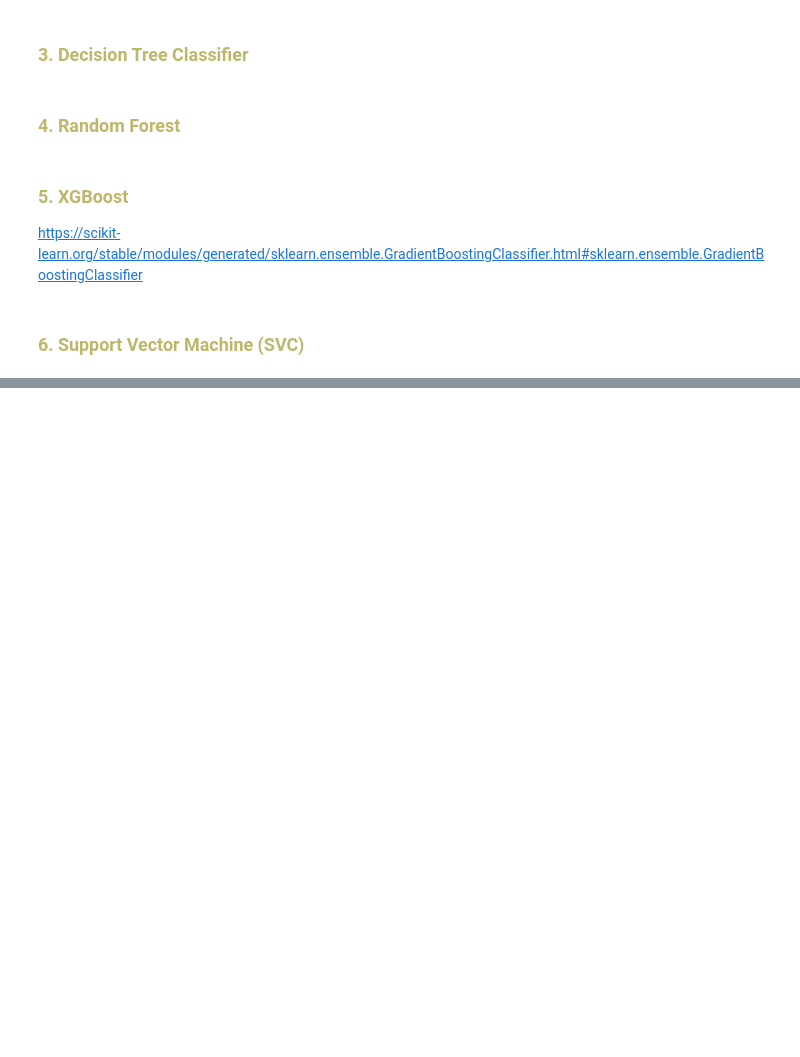
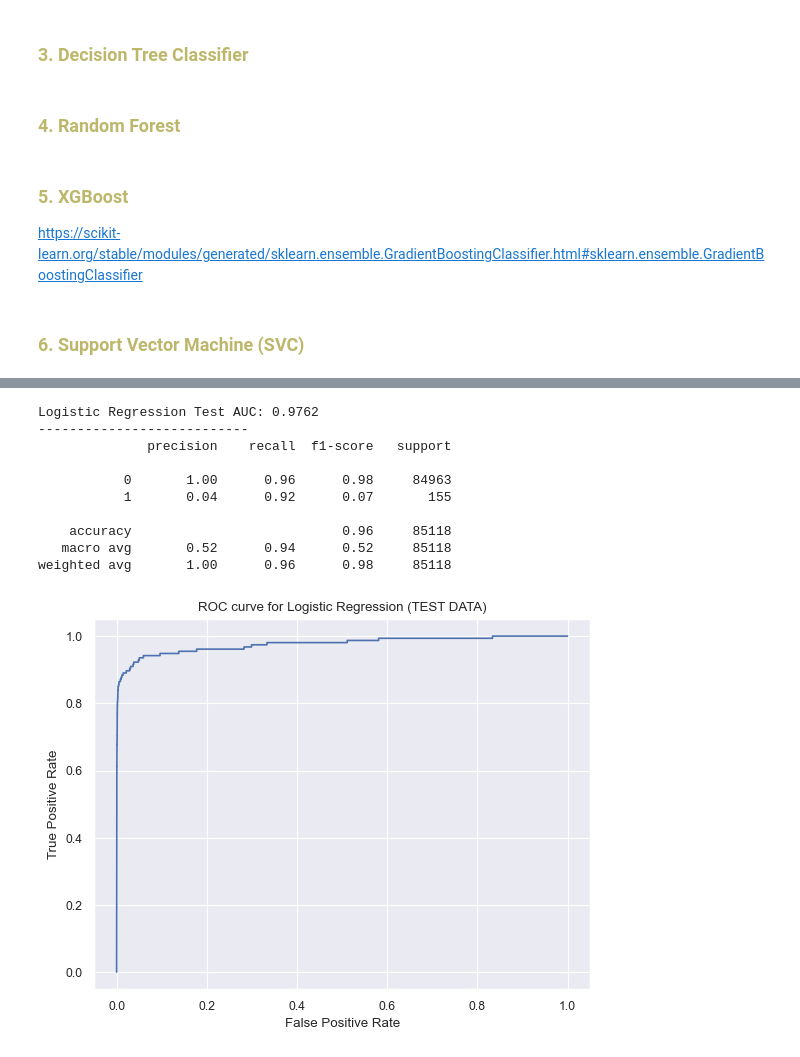
Before and after one commit to yvonnevydao/Credit_Fraud_Detection, a Jupyter notebook: credit_fraud_detection.ipynb, the cells around one changed output, grey strips where cells are left out. Drawn from its saved outputs; the diff is of its cells as text; code cells hidden in the pictures; blank space fills up the shorter version.

Commit message:
Use GridSearchCV to find the best parameters for Logistic Regression, and Evaluate and plot ROC curve on Test Data

```diff
--- a/credit_fraud_detection.ipynb
+++ b/credit_fraud_detection.ipynb
@@ -1376,0 +1258,16 @@ shap.summary_plot(shap_values, X_test)
+# %%
+### 1. LOGISTIC REGRESSION
+param_grid_LR = {
+    'penalty': ['l1', 'l2'],
+    'C': [0.01, 0.1, 1], # Inverse of regularization strength
+    'solver': ['liblinear'],
+    'max_iter': [100, 200, 500]
+}
+clf_LR = GridSearchCV(LogisticRegression(), param_grid_LR,
+                     cv=kf, scoring='roc_auc')
+clf_LR.fit(X_train_Under, y_train_Under)
+
+print('Best parameters:', clf_LR.best_params_)
+
+# Training ROC AUC
+print(f"\nTraining ROC AUC of (LOGISTIC REGRESSION): {clf_LR.score(X_train_Under, y_train_Under)}")
@@ -1376,0 +1360,41 @@ shap.summary_plot(shap_values, X_test)
+# %%
+## 4. LOGISTIC REGRESSION ------------------------------------
+
+# Train the model with the best hyperparameters found
+LR_model = LogisticRegression(**clf_LR.best_params_)
+LR_model.fit(X_train_Under, y_train_Under)
+
+# Predict on the test data
+y_pred_LR = LR_model.predict(X_test)
+
+# Calculate and print the ROC AUC score on the test data
+print("Logistic Regression Test AUC:", round(roc_auc_score(y_test, LR_model.predict_proba(X_test)[:, 1]), 4))
+
+# Print classification report for the test data ----------------
+print('---------------------------')
+print(classification_report(y_test, y_pred_LR))
+
+# Plot ROC curve ----------------------------------------------
+# Predict probabilities for the test data
+proba_LR = LR_model.predict_proba(X_test)
+# Compute False Positive Rate (FPR) and True Positive Rate (TPR)
+fpr_LR, tpr_LR, _LR = metrics.roc_curve(y_test, proba_LR[:, 1])
+
+# Plotting the ROC curve
+plt.plot(fpr_LR, tpr_LR)
+plt.xlabel('False Positive Rate')
+plt.ylabel('True Positive Rate')
+plt.title("ROC curve for Logistic Regression (TEST DATA)")
+plt.show()
+# %% [output]
+Logistic Regression Test AUC: 0.9762
+---------------------------
+              precision    recall  f1-score   support
+
+           0       1.00      0.96      0.98     84963
+           1       0.04      0.92      0.07       155
+
+    accuracy                           0.96     85118
+   macro avg       0.52      0.94      0.52     85118
+weighted avg       1.00      0.96      0.98     85118
+[figure, added]
```
Also changed, not shown: parts of 71 cells of this notebook.
